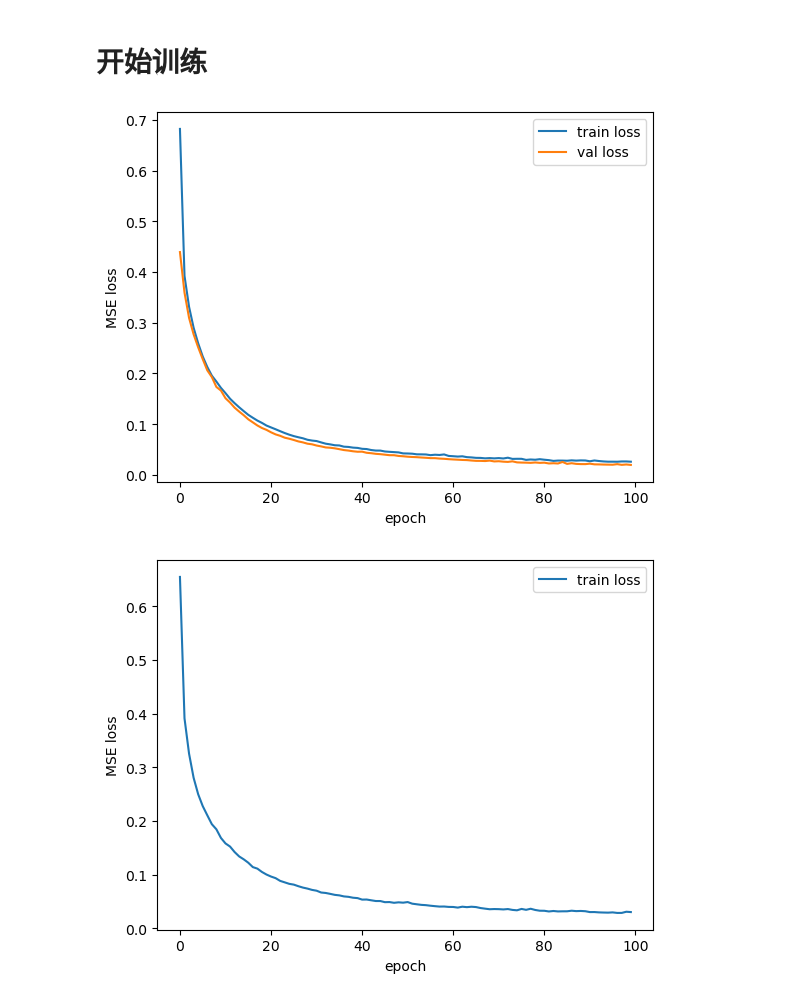
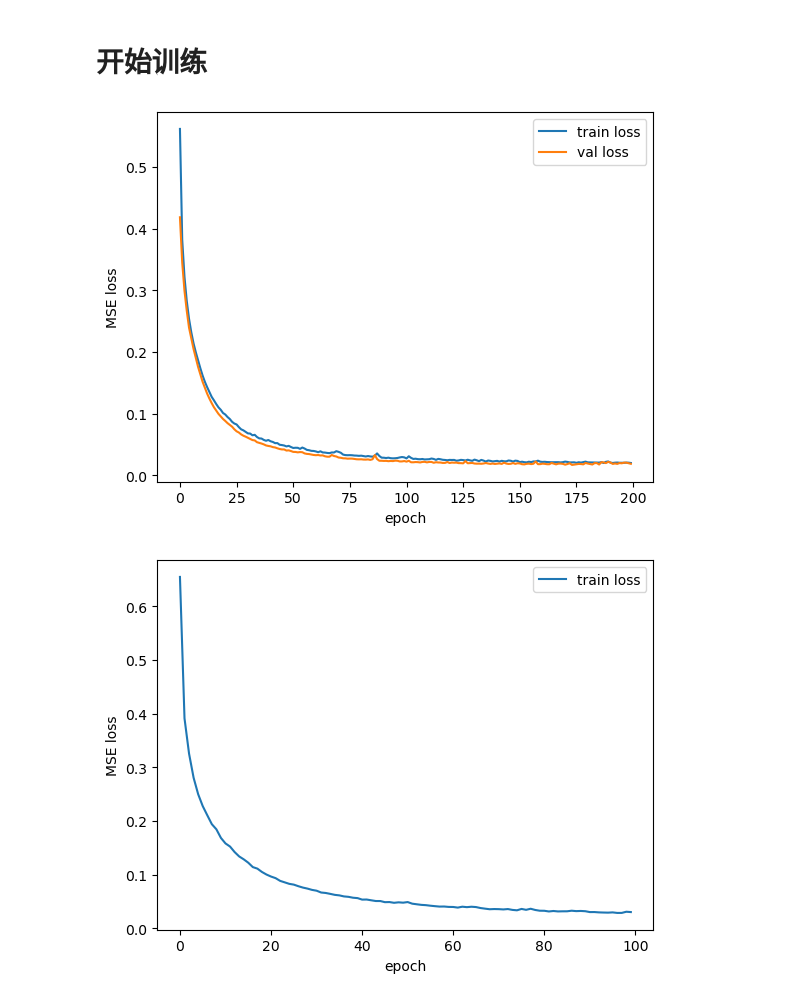
Before and after one commit to 851695e35/bdci_gnn, a Jupyter notebook: SAGEConv.ipynb, the cells around one changed output. Cells and saved outputs as stored; diff of their text form; code cells hidden in the pictures.

```diff
--- a/SAGEConv.ipynb
+++ b/SAGEConv.ipynb
@@ -37,6 +37,8 @@ class SAGEModel(nn.Module):
         self.ln1 = nn.LayerNorm(128)
         self.conv2 = gnn.SAGEConv(128, 128)
         self.ln2 = nn.LayerNorm(128)
+        self.conv3 = gnn.SAGEConv(128, 128)
+        self.ln3 = nn.LayerNorm(128)
 
         # 考虑更多的trick，如layernorm等等
 
@@ -60,6 +62,9 @@ class SAGEModel(nn.Module):
         output = self.conv2(output, edge_index)
         output = self.ln2(output)
         output = F.relu(output)
+        output = self.conv3(output, edge_index)
+        output = self.ln3(output)
+        output = F.relu(output)
 
         output = self.regression(output)
 
@@ -144,18 +149,18 @@ def train(model, criterion, optimizer, train_graphs, val_graphs=None, num_epochs
 # %%
 # 定义模型、算法、损失函数
 model = SAGEModel(
     input_size=input_size,
     output_size=output_size,
 ).to(device)
 # 考虑是否加入weight_decay
 optimizer = optim.Adam(model.parameters(), lr=1e-4)
 criterion = nn.MSELoss()
 
 model = train(
-    model, criterion, optimizer, train_graphs, val_graphs, num_epochs=100
+    model, criterion, optimizer, train_graphs, val_graphs, num_epochs=200
 )
 # %% [output]
-[figure, old version]
+[figure, new version]
 # %%
 # 定义模型、算法、损失函数
 model = SAGEModel(
```
Also changed, not shown: 1 other file.
